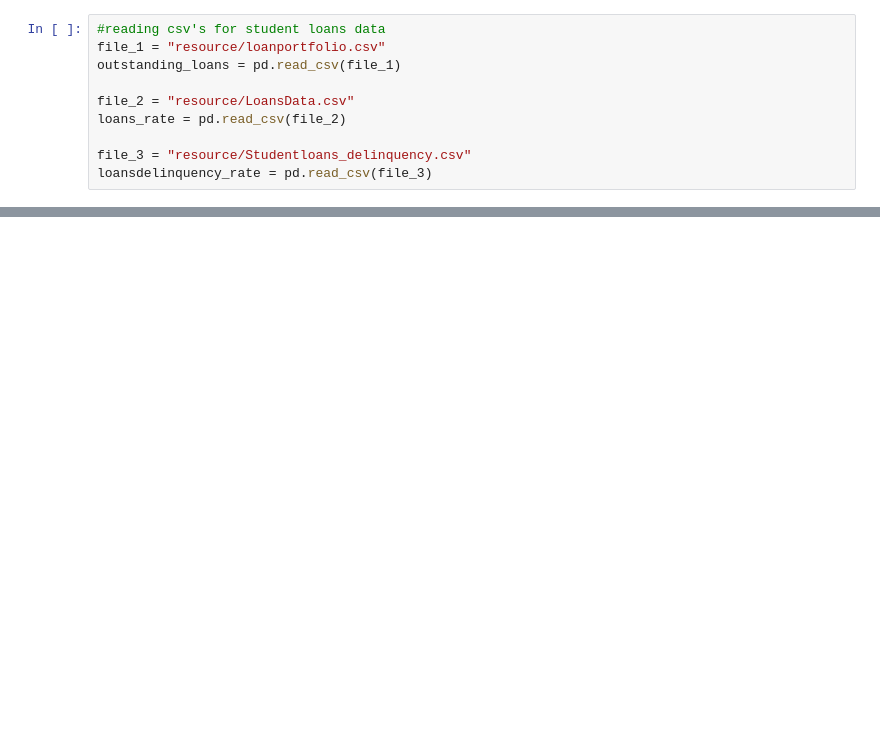
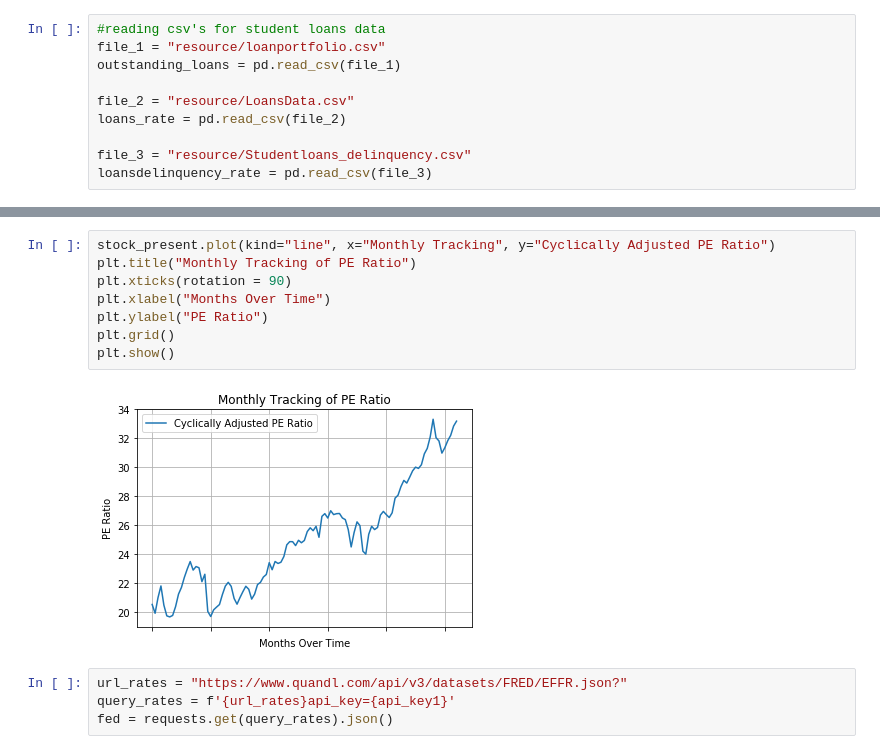
Before and after one commit to Kamran-Wali/Project_Antigravity2, a Jupyter notebook: antigravity.ipynb, the cells around one changed output, grey strips where cells are left out. Saved outputs shown, nothing was run; the diff lists cells and outputs as text; blank space fills up the shorter version.

```diff
--- a/antigravity.ipynb
+++ b/antigravity.ipynb
@@ -317,0 +329,14 @@ plt.savefig("resource/YearvsPercentDelinquency.png", bbox_inches="tight")
+# %%
+stock_present.plot(kind="line", x="Monthly Tracking", y="Cyclically Adjusted PE Ratio")
+plt.title("Monthly Tracking of PE Ratio")
+plt.xticks(rotation = 90)
+plt.xlabel("Months Over Time")
+plt.ylabel("PE Ratio")
+plt.grid()
+plt.show()
+# %% [output]
+[figure, added]
+# %%
+url_rates = "https://www.quandl.com/api/v3/datasets/FRED/EFFR.json?"
+query_rates = f'{url_rates}api_key={api_key1}'
+fed = requests.get(query_rates).json()
```
Also changed, not shown: parts of 36 cells of this notebook, 1 other file.
